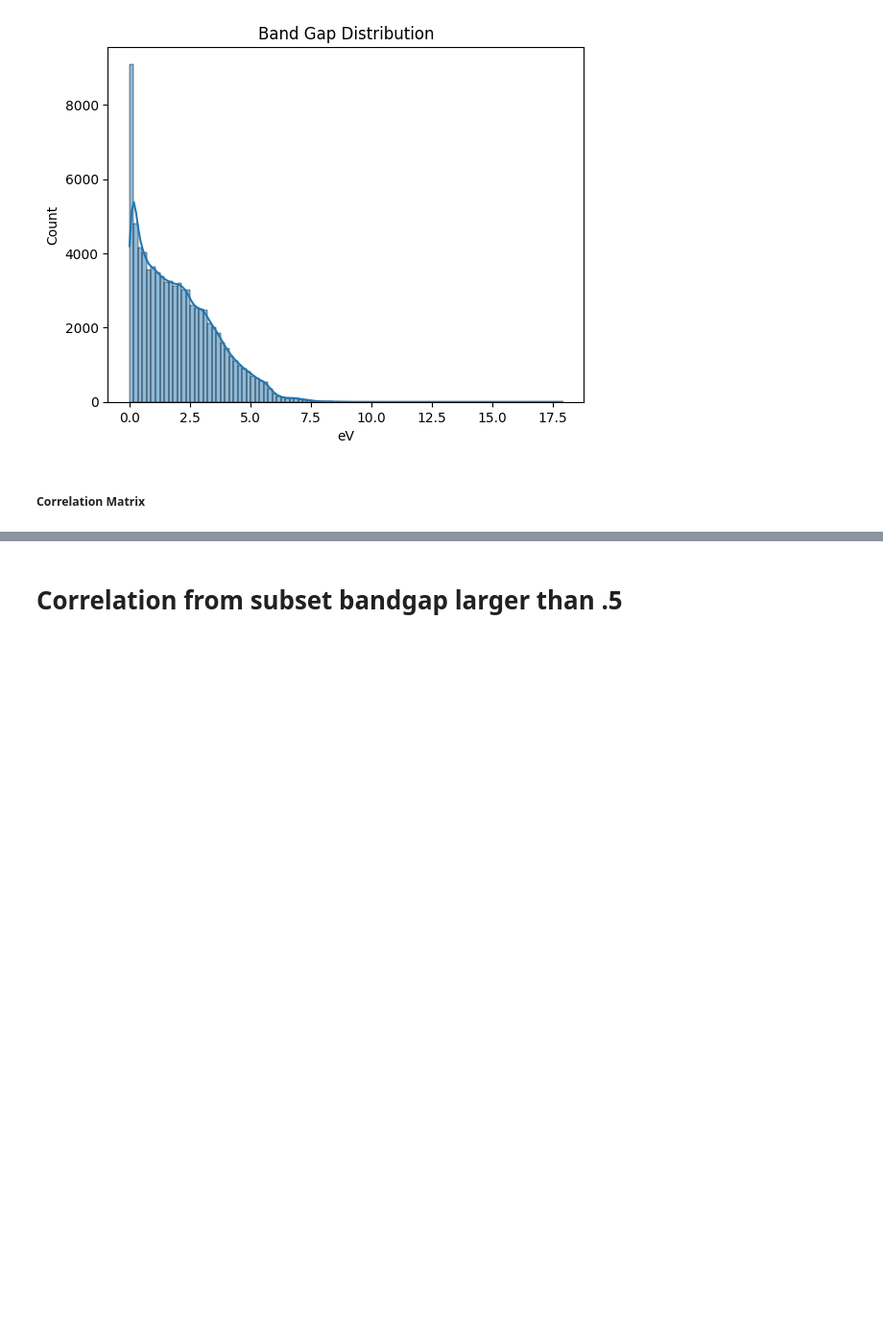
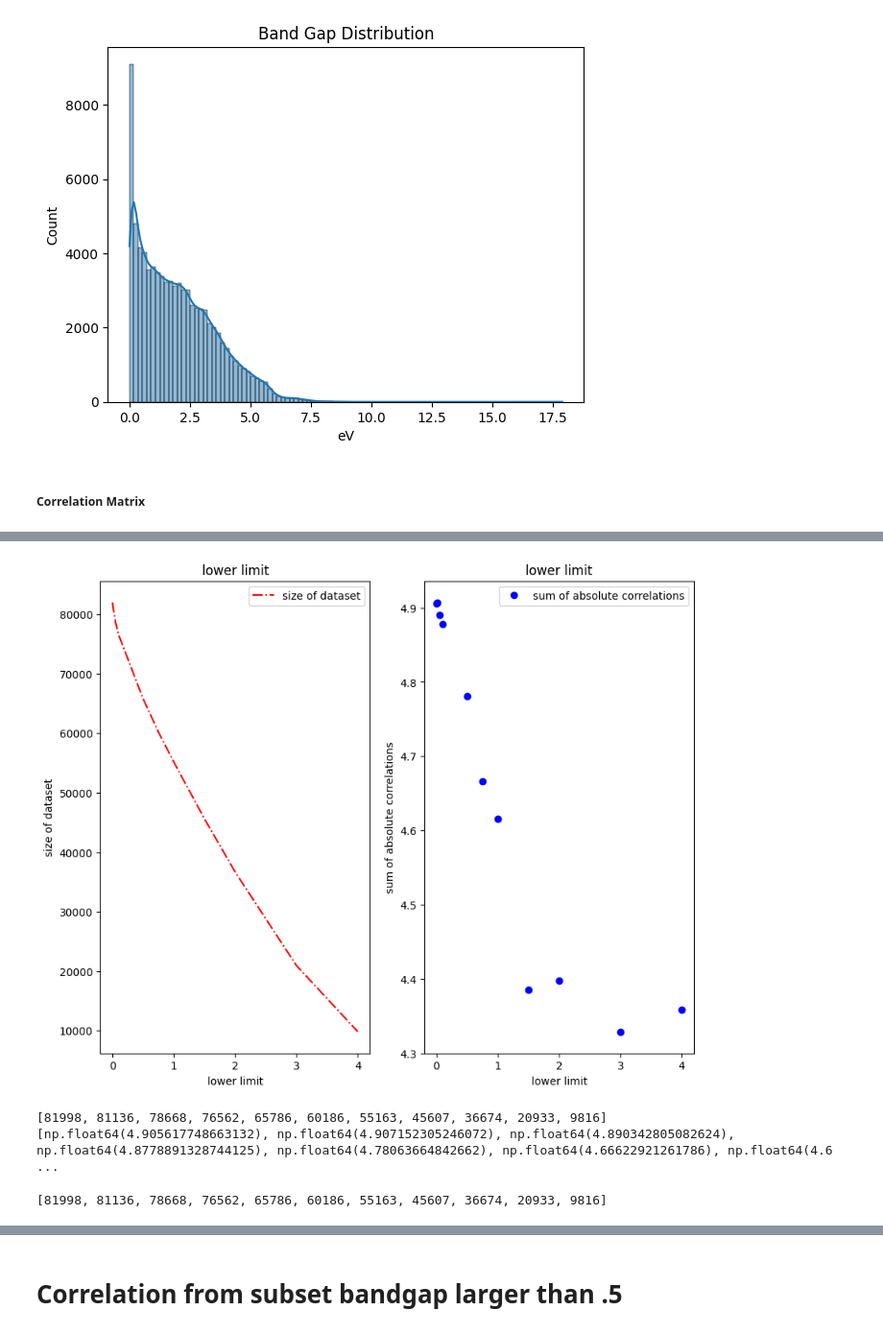
Before and after one commit to immischein/ML-bandgap, a Jupyter notebook: Bandgaps_ML_Model.ipynb, the cells around one changed output, grey strips where cells are left out. Shown at 96% size. Saved outputs shown, nothing was run; the diff lists cells and outputs as text; code cells hidden in the pictures; blank space fills up the shorter version.

```diff
--- a/Bandgaps_ML_Model.ipynb
+++ b/Bandgaps_ML_Model.ipynb
@@ -335 +395,34 @@ len(df)
 82998
+# %%
+sum_correlations = []
+size_dataset = []
+lowerlimits = [0,0.01,0.05, 0.1, 0.5, 0.75, 1, 1.5, 2, 3, 4]
+for limit in lowerlimits:
+  dflimit = df.copy()[df["band_gap"] > limit]
+  sum_correlations.append(np.sum(np.abs(np.array(dflimit.corr(numeric_only=True))[0])))
+  size_dataset.append(len(dflimit))
+plt.figure(figsize=(10, 8))
+plt.subplot(1, 2, 1)
+plt.plot(lowerlimits, size_dataset, '-.r')
+plt.xlabel("lower limit")
+plt.ylabel("size of dataset")
+plt.title("lower limit")
+plt.legend(["size of dataset"])
+plt.subplot(1, 2, 2)
+plt.plot(lowerlimits, sum_correlations, 'ob')
+plt.xlabel("lower limit")
+plt.ylabel("sum of absolute correlations")
+plt.title("lower limit")
+plt.legend(["sum of absolute correlations"])
+plt.show()
+
+print(size_dataset)
+print(sum_correlations)
+# %% [output]
+[figure, added]
+[81998, 81136, 78668, 76562, 65786, 60186, 55163, 45607, 36674, 20933, 9816]
+[np.float64(4.905617748663132), np.float64(4.907152305246072), np.float64(4.890342805082624), np.float64(4.8778891328744125), np.float64(4.78063664842662), np.float64(4.66622921261786), np.float64(4.6 ...
+# %%
+size_dataset
+# %% [output]
+[81998, 81136, 78668, 76562, 65786, 60186, 55163, 45607, 36674, 20933, 9816]
```
Also changed, not shown: parts of 14 cells of this notebook.
